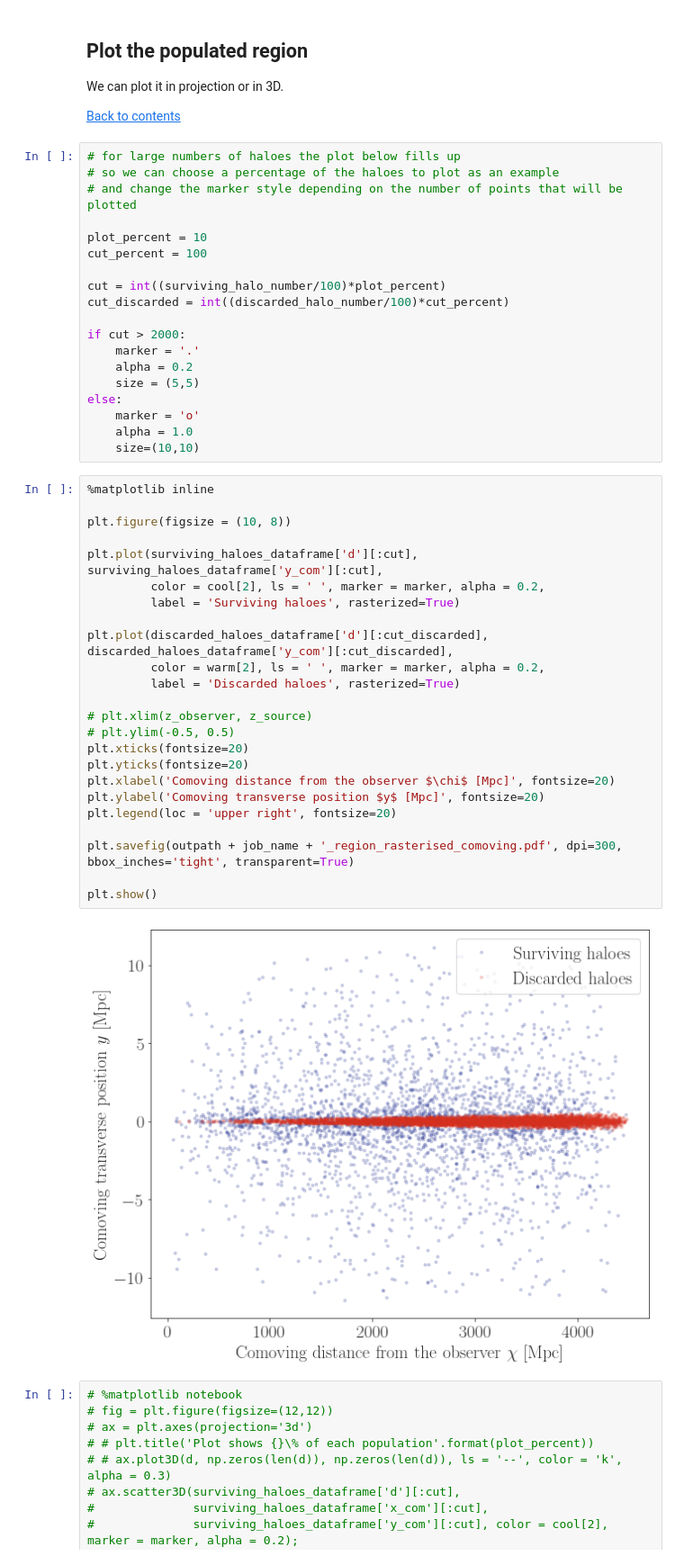
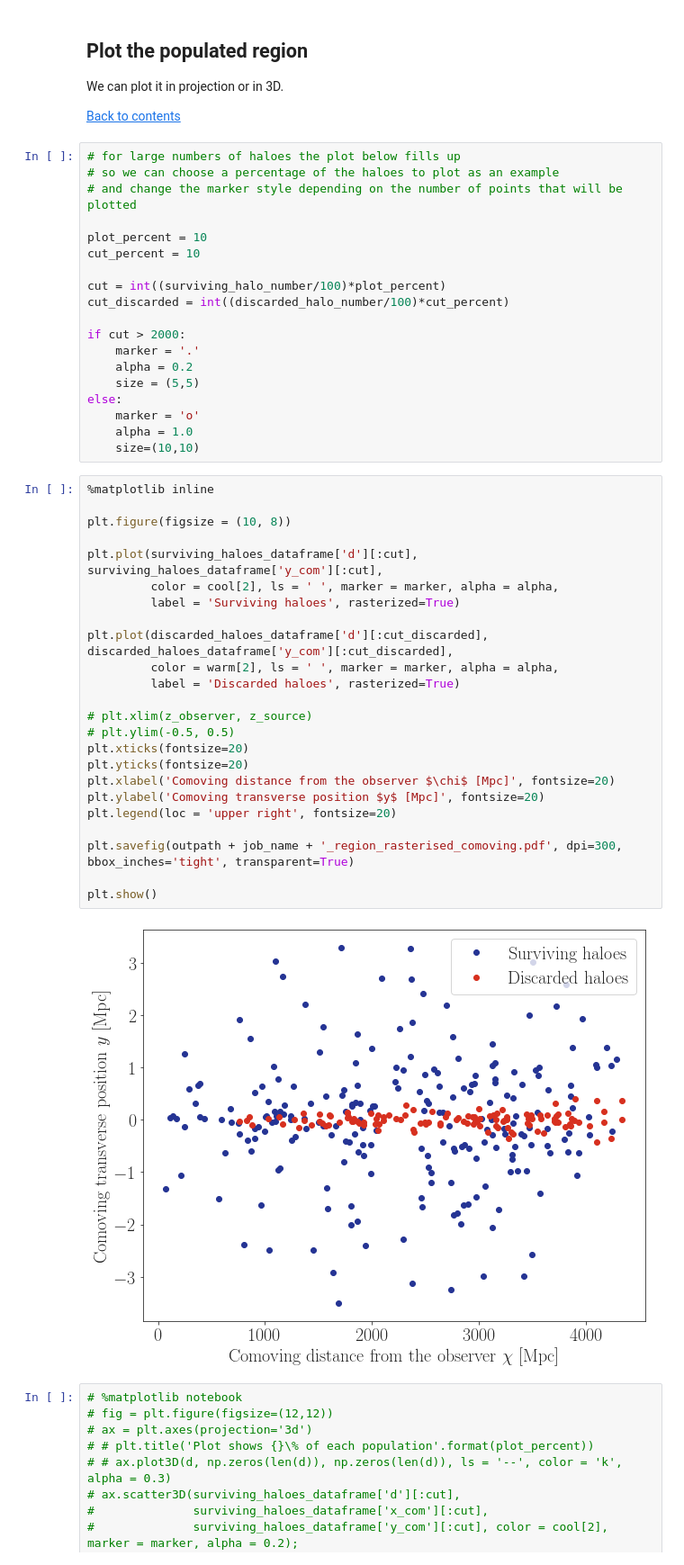
Before and after one commit to nataliehogg/los_proof_of_concept, a Jupyter notebook: distributed_haloes_generation.ipynb, the cells around one changed output. Shown at 90% size. Saved outputs shown, nothing was run; the diff lists cells and outputs as text.

```diff
--- a/distributed_haloes_generation.ipynb
+++ b/distributed_haloes_generation.ipynb
@@ -655,7 +653,7 @@ We can plot it in projection or in 3D.
 # and change the marker style depending on the number of points that will be plotted
 
 plot_percent = 10
-cut_percent = 100
+cut_percent = 10
 
 cut = int((surviving_halo_number/100)*plot_percent)
 cut_discarded = int((discarded_halo_number/100)*cut_percent)
@@ -671,29 +669,29 @@ else:
 # %%
 %matplotlib inline
 
 plt.figure(figsize = (10, 8))
 
 plt.plot(surviving_haloes_dataframe['d'][:cut], surviving_haloes_dataframe['y_com'][:cut],
-         color = cool[2], ls = ' ', marker = marker, alpha = 0.2,
+         color = cool[2], ls = ' ', marker = marker, alpha = alpha,
          label = 'Surviving haloes', rasterized=True)
 
 plt.plot(discarded_haloes_dataframe['d'][:cut_discarded], discarded_haloes_dataframe['y_com'][:cut_discarded],
-         color = warm[2], ls = ' ', marker = marker, alpha = 0.2,
+         color = warm[2], ls = ' ', marker = marker, alpha = alpha,
          label = 'Discarded haloes', rasterized=True)
 
 # plt.xlim(z_observer, z_source)
 # plt.ylim(-0.5, 0.5)
 plt.xticks(fontsize=20)
 plt.yticks(fontsize=20)
 plt.xlabel('Comoving distance from the observer $\chi$ [Mpc]', fontsize=20)
 plt.ylabel('Comoving transverse position $y$ [Mpc]', fontsize=20)
 plt.legend(loc = 'upper right', fontsize=20)
 
 plt.savefig(outpath + job_name + '_region_rasterised_comoving.pdf', dpi=300, bbox_inches='tight', transparent=True)
 
 plt.show()
 # %% [output]
-[figure, old version]
+[figure, new version]
 # %%
 # %matplotlib notebook
 # fig = plt.figure(figsize=(12,12))
```
Also changed, not shown: parts of 27 cells of this notebook, 2 other files.
